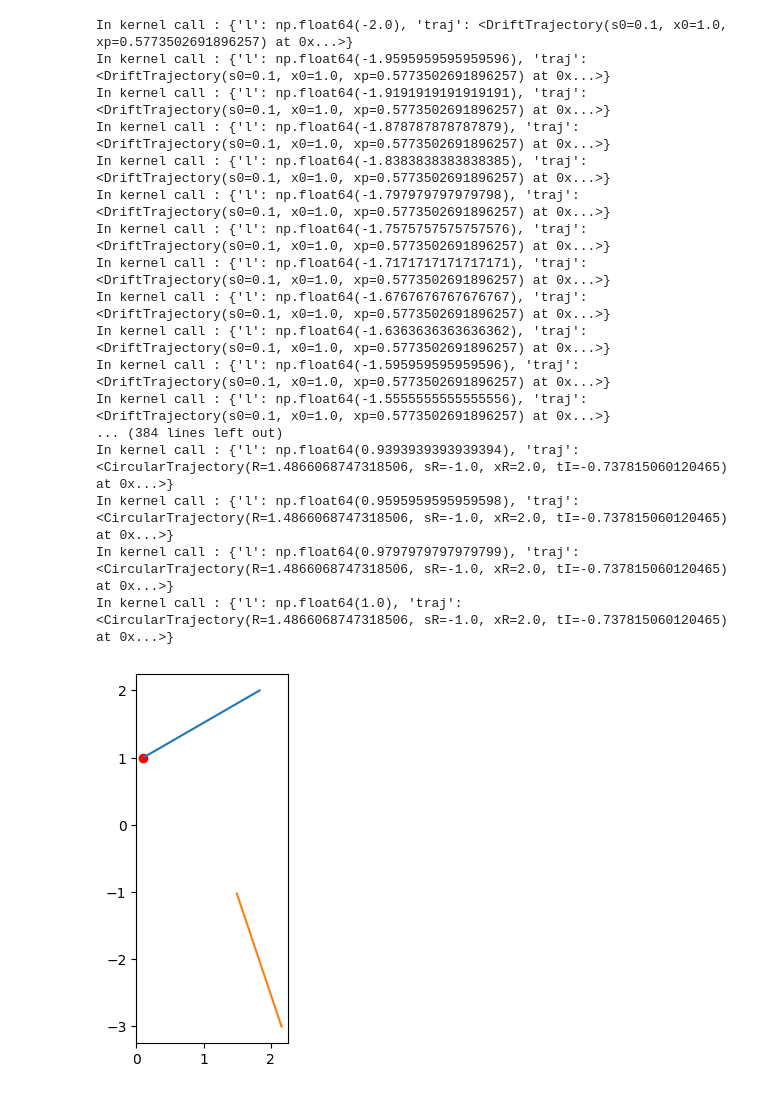
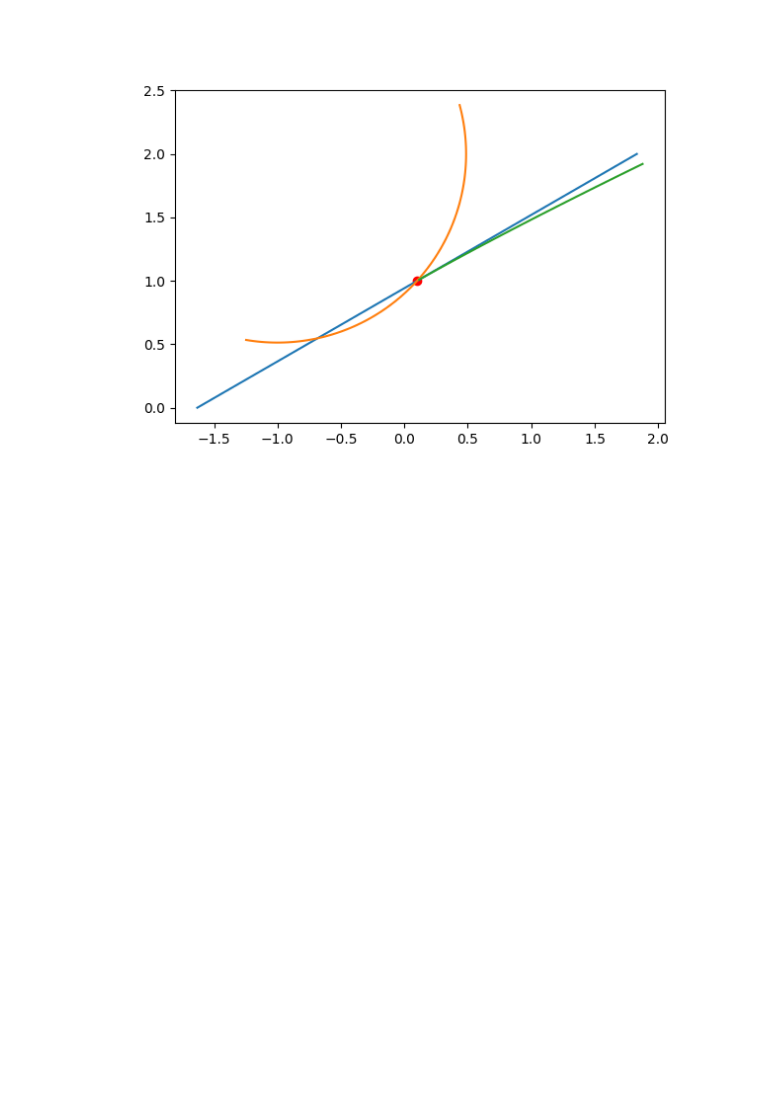
Before and after one commit to xsuite/xcoll, a Jupyter notebook: xcoll/geometry/test_geometry.ipynb, the cells around one changed output. Drawn from its saved outputs; the diff is of its cells as text; code cells hidden in the pictures; blank space fills up the shorter version.

```diff
--- a/xcoll/geometry/test_geometry.ipynb
+++ b/xcoll/geometry/test_geometry.ipynb
@@ -12,4 +12,4 @@ ran_2 = np.random.normal()
 
 drift = tr.DriftTrajectory(s0=s0, x0=x0, xp=xp)
 circ = tr.CircularTrajectory(s0=s0, x0=x0, sR=-1, xR=2)
-mcs = tr.MultipleCoulombTrajectory(s0=s0, x0=x0, xp=xp, pc=20e6, beta=0.25, q=1,X0=0.1, ran_1=ran_1, ran_2=ran_2)
+mcs = tr.MultipleCoulombTrajectory(s0=s0, x0=x0, xp=xp, pc=1e9, beta=1/np.sqrt(1+1.), q=1,X0=0.1, ran_1=ran_1, ran_2=ran_2)
@@ -26,37 +16,21 @@ ValueError: Attribute q not found in MultipleCoulombTrajectory
 # %%
+%matplotlib ipympl
 l = np.linspace(-2, 2, 100)
 drift_s = [drift.func_s(l=ll) for ll in l]
 drift_x = [drift.func_x(l=ll) for ll in l]
 circ_s = [circ.func_s(l=ll/2) for ll in l]
 circ_x = [circ.func_x(l=ll/2) for ll in l]
-# mcs_s = [mcs.func_s(l=ll) for ll in l]
-# mcs_x = [mcs.func_x(l=ll) for ll in l]
+mcs_s = [mcs.func_s(l=ll) for ll in l]
+mcs_x = [mcs.func_x(l=ll) for ll in l]
 
 _, ax = plt.subplots()
 ax.plot(drift_s, drift_x)
 ax.plot(circ_s, circ_x)
-# ax.plot(mcs_s, mcs_x)
+ax.plot(mcs_s, mcs_x)
 ax.scatter([s0], [x0], color='red')
 ax.set_aspect('equal', 'box')
 # %% [output]
-In kernel call : {'l': np.float64(-2.0), 'traj': <DriftTrajectory(s0=0.1, x0=1.0, xp=0.5773502691896257) at 0x...>}
-In kernel call : {'l': np.float64(-1.9595959595959596), 'traj': <DriftTrajectory(s0=0.1, x0=1.0, xp=0.5773502691896257) at 0x...>}
-In kernel call : {'l': np.float64(-1.9191919191919191), 'traj': <DriftTrajectory(s0=0.1, x0=1.0, xp=0.5773502691896257) at 0x...>}
-In kernel call : {'l': np.float64(-1.878787878787879), 'traj': <DriftTrajectory(s0=0.1, x0=1.0, xp=0.5773502691896257) at 0x...>}
-In kernel call : {'l': np.float64(-1.8383838383838385), 'traj': <DriftTrajectory(s0=0.1, x0=1.0, xp=0.5773502691896257) at 0x...>}
-In kernel call : {'l': np.float64(-1.797979797979798), 'traj': <DriftTrajectory(s0=0.1, x0=1.0, xp=0.5773502691896257) at 0x...>}
-In kernel call : {'l': np.float64(-1.7575757575757576), 'traj': <DriftTrajectory(s0=0.1, x0=1.0, xp=0.5773502691896257) at 0x...>}
-In kernel call : {'l': np.float64(-1.7171717171717171), 'traj': <DriftTrajectory(s0=0.1, x0=1.0, xp=0.5773502691896257) at 0x...>}
-In kernel call : {'l': np.float64(-1.6767676767676767), 'traj': <DriftTrajectory(s0=0.1, x0=1.0, xp=0.5773502691896257) at 0x...>}
-In kernel call : {'l': np.float64(-1.6363636363636362), 'traj': <DriftTrajectory(s0=0.1, x0=1.0, xp=0.5773502691896257) at 0x...>}
-In kernel call : {'l': np.float64(-1.595959595959596), 'traj': <DriftTrajectory(s0=0.1, x0=1.0, xp=0.5773502691896257) at 0x...>}
-In kernel call : {'l': np.float64(-1.5555555555555556), 'traj': <DriftTrajectory(s0=0.1, x0=1.0, xp=0.5773502691896257) at 0x...>}
-... (384 lines left out)
-In kernel call : {'l': np.float64(0.9393939393939394), 'traj': <CircularTrajectory(R=1.4866068747318506, sR=-1.0, xR=2.0, tI=-0.737815060120465) at 0x...>}
-In kernel call : {'l': np.float64(0.9595959595959598), 'traj': <CircularTrajectory(R=1.4866068747318506, sR=-1.0, xR=2.0, tI=-0.737815060120465) at 0x...>}
-In kernel call : {'l': np.float64(0.9797979797979799), 'traj': <CircularTrajectory(R=1.4866068747318506, sR=-1.0, xR=2.0, tI=-0.737815060120465) at 0x...>}
-In kernel call : {'l': np.float64(1.0), 'traj': <CircularTrajectory(R=1.4866068747318506, sR=-1.0, xR=2.0, tI=-0.737815060120465) at 0x...>}
-[figure, old version]
+[figure, new version]
 # %%
 %load_ext autoreload
 %autoreload 2
```
Also changed, not shown: parts of 1 cell of this notebook, 5 other files.
